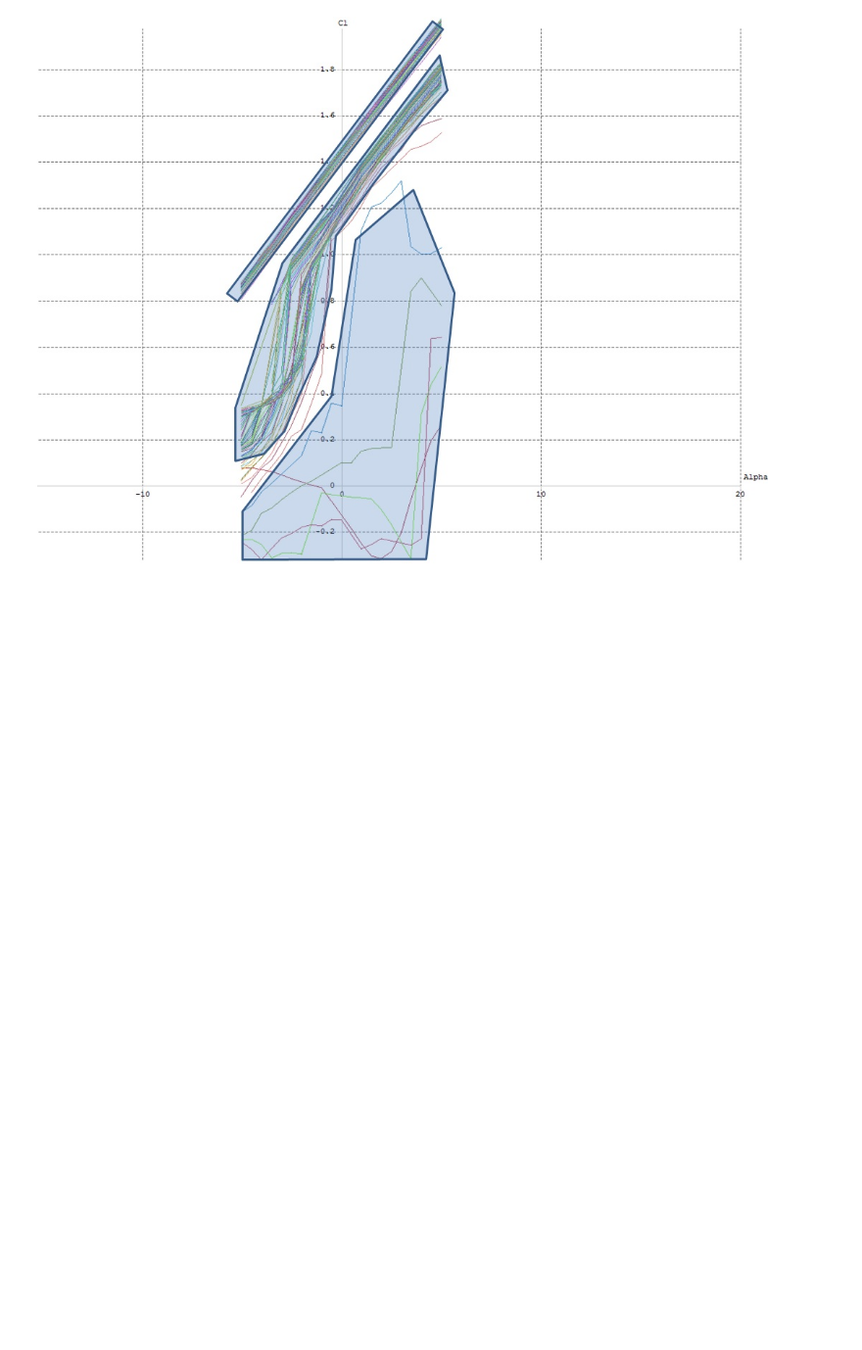
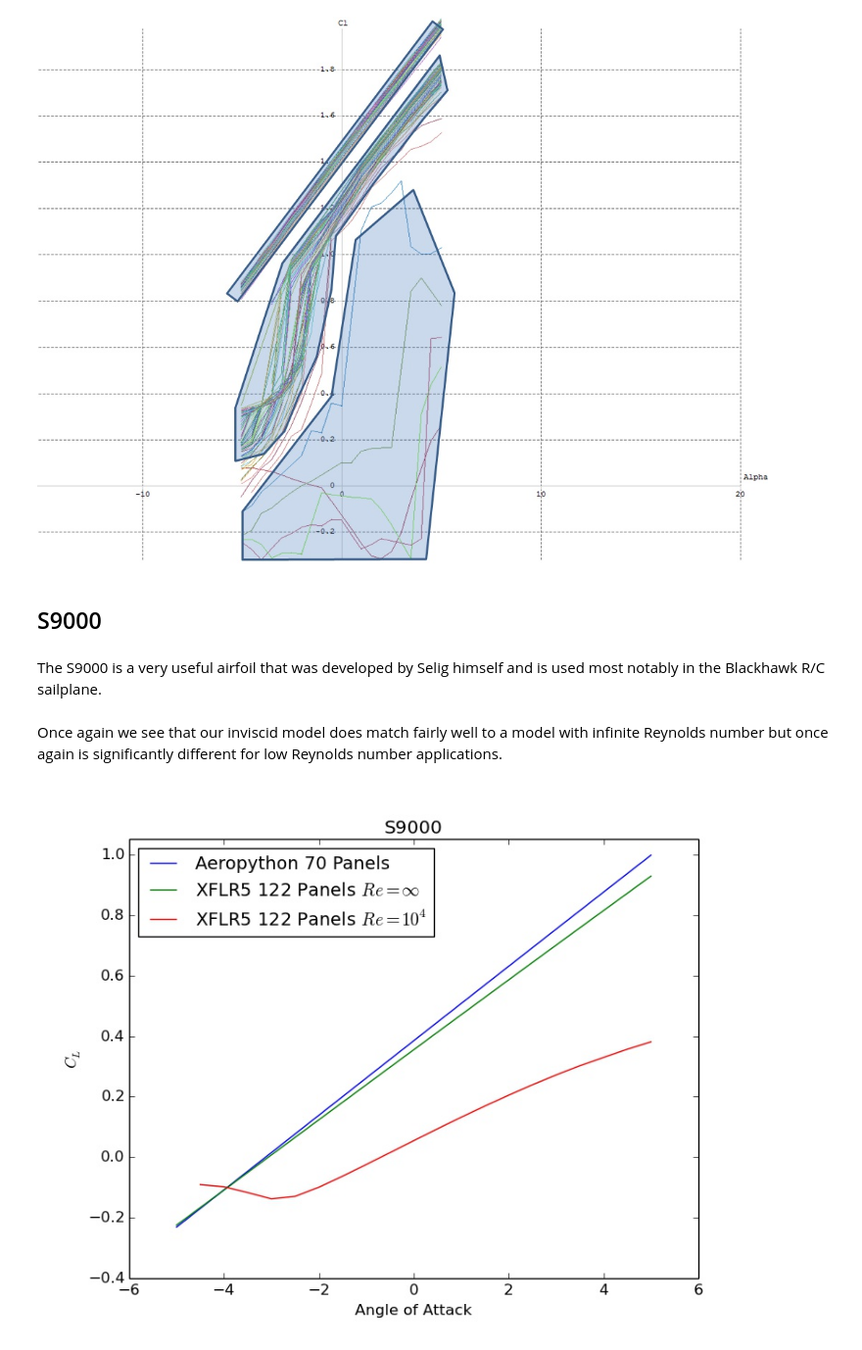
Before and after one commit to LTChaseJohnson/MAE6226, a Jupyter notebook: final project.ipynb, the cells around one changed output. Shown at 98% size. Saved outputs shown, nothing was run; the diff lists cells and outputs as text; code cells hidden in the pictures; blank space fills up the shorter version.

```diff
--- a/final project.ipynb
+++ b/final project.ipynb
@@ -274,3 +274,14 @@ from IPython.core.display import Image
 Image(filename='C:/Users/chasevjohnson/Dropbox/Graduate_School/AeroDynamics/s1223cl.jpg')
 # %% [output]
 [figure]
+# %% [markdown]
+## S9000
+# %% [markdown]
+The S9000 is a very useful airfoil that was developed by Selig himself and is used most notably in the Blackhawk R/C sailplane.
+# %% [markdown]
+Once again we see that our inviscid model does match fairly well to a model with infinite Reynolds number but once again is significantly different for low Reynolds number applications.
+# %%
+from IPython.core.display import Image
+Image(filename='C:/Users/chasevjohnson/Dropbox/Graduate_School/AeroDynamics/s9000alphacl.jpg')
+# %% [output]
+[figure, added]
```
Also changed, not shown: parts of 3 cells of this notebook.
